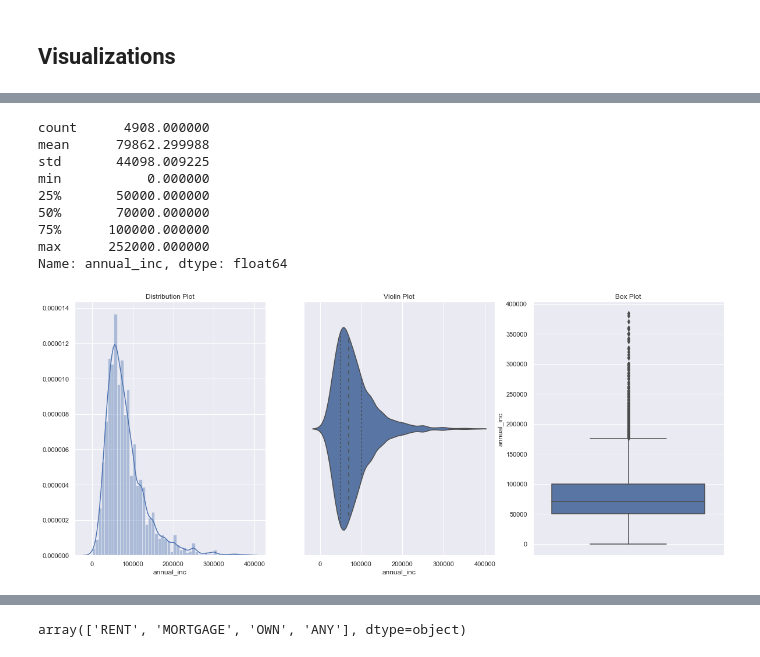
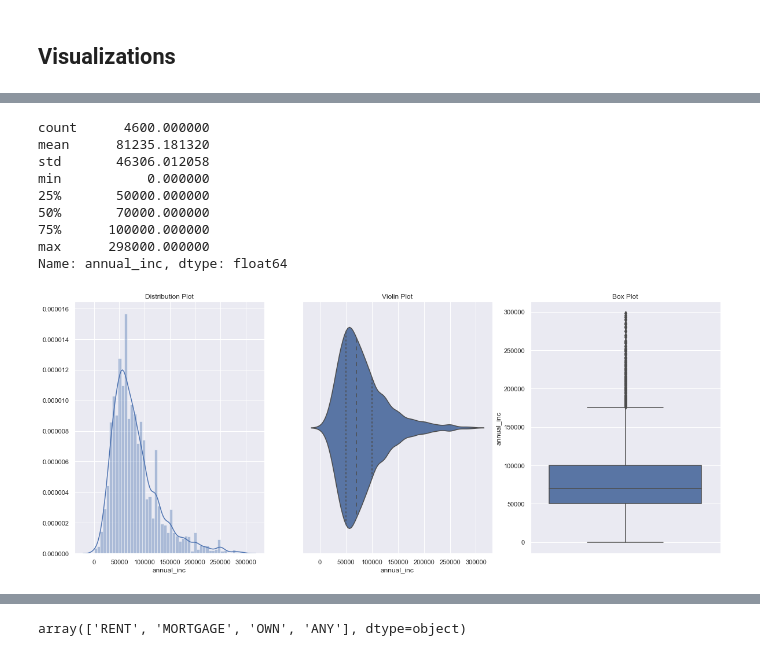
Before and after one commit to rahuluppuluri/Loan-Data-Analysis, a Jupyter notebook: loan_data_analysis.ipynb, the cells around one changed output, grey strips where cells are left out. Cells and saved outputs as stored; diff of their text form; code cells hidden in the pictures.

```diff
--- a/loan_data_analysis.ipynb
+++ b/loan_data_analysis.ipynb
@@ -128,8 +128,8 @@ rows,columns (4682, 92)
 # %%
-(df.loan_status.value_counts()*100)/len(loan)
-del_loan_status = (df.loan_status.value_counts()*100)/len(loan)
+(df.loan_status.value_counts()*100)/len(df)
+del_loan_status = (df.loan_status.value_counts()*100)/len(df)
 del_loan_status = del_loan_status[(del_loan_status < 1.5)]
-df.drop(labels = loan[loan.loan_status.isin(del_loan_status.index)].index, inplace=True)
+df.drop(labels = df[df.loan_status.isin(del_loan_status.index)].index, inplace=True)
 print("rows,columns",df.shape)
 print(df.loan_status.unique())
 # %% [output]
@@ -148,7 +144,7 @@ df['issue_month'],df['issue_year'] = df['issue_d'].str.split('-', 1).str
 KeyError: 'issue_d'
 # %%
 months_order = ["Jan", "Feb", "Mar", "Apr","May","Jun","Jul","Aug","Sep","Oct","Nov","Dec"]
-loan['issue_month'] = pd.Categorical(loan['issue_month'],categories=months_order, ordered=True)
+df['issue_month'] = pd.Categorical(df['issue_month'],categories=months_order, ordered=True)
 # %% [output]
 KeyError: 'issue_month'
 # %%
@@ -197,7 +193,7 @@ def univariate(df,col,vartype,hue =None):
         ax = sns.countplot(data = df, x= col, order=df[col].value_counts().index,hue = hue)
         if len(temp.unique()) > 0:
             for p in ax.patches:
-                ax.annotate('{:1.1f}%'.format((p.get_height()*100)/float(len(loan))), (p.get_x()+0.05, p.get_height()+20))
+                ax.annotate('{:1.1f}%'.format((p.get_height()*100)/float(len(df))), (p.get_x()+0.05, p.get_height()+20))
         else:
             for p in ax.patches:
                 ax.annotate(p.get_height(), (p.get_x()+0.32, p.get_height()+20))
@@ -228,22 +224,22 @@ max      1.120000e+06
 Name: annual_inc, dtype: float64
 # %%
-q = loan["annual_inc"].quantile(0.995)
-loan = loan[loan["annual_inc"] < q]
-loan["annual_inc"].describe()
+q = df["annual_inc"].quantile(0.995)
+df = df[df["annual_inc"] < q]
+df["annual_inc"].describe()
 # %% [output]
-count      4908.000000
-mean      79862.299988
-std       44098.009225
+count      4600.000000
+mean      81235.181320
+std       46306.012058
 min           0.000000
 25%       50000.000000
 50%       70000.000000
 75%      100000.000000
-max      252000.000000
+max      298000.000000
 Name: annual_inc, dtype: float64
 # %%
-univariate(df=loan,col='annual_inc',vartype=0)
+univariate(df=df,col='annual_inc',vartype=0)
 # %% [output]
-[figure, old version]
+[figure, new version]
 # %%
 univariate(df=df,col='loan_status',vartype=1)
 # %% [output]
```
Also changed, not shown: parts of 20 cells of this notebook.
